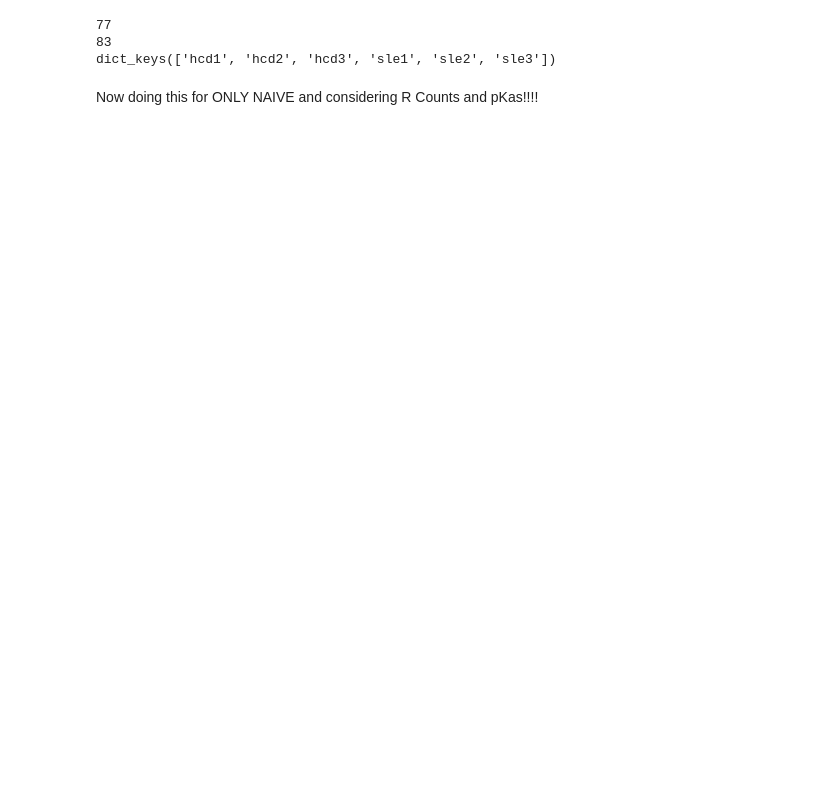
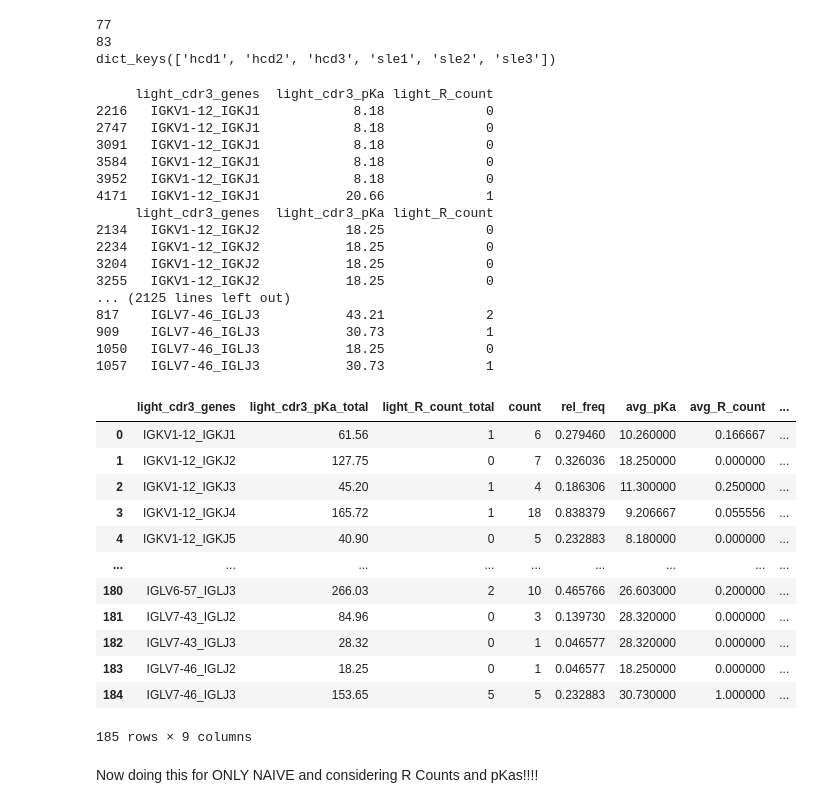
Before and after one commit to TaisiaK/BCR-Analysis, a Jupyter notebook: data_analysis.ipynb, the cells around one changed output. Drawn from its saved outputs; the diff is of its cells as text; code cells hidden in the pictures; blank space fills up the shorter version.

```diff
--- a/data_analysis.ipynb
+++ b/data_analysis.ipynb
@@ -183,5 +185,39 @@ print(dfs.keys())
 77
 83
 dict_keys(['hcd1', 'hcd2', 'hcd3', 'sle1', 'sle2', 'sle3'])
+# %%
+output_df = analysis.rel_charge_df(dfs['hcd1'], ['v_gene', 'd_gene', 'j_gene', 'cdr3_pKa', 'R_count'], ['IGL', 'IGK'])
+output_df
+# %% [output]
+     light_cdr3_genes  light_cdr3_pKa light_R_count
+2216   IGKV1-12_IGKJ1            8.18             0
+2747   IGKV1-12_IGKJ1            8.18             0
+3091   IGKV1-12_IGKJ1            8.18             0
+3584   IGKV1-12_IGKJ1            8.18             0
+3952   IGKV1-12_IGKJ1            8.18             0
+4171   IGKV1-12_IGKJ1           20.66             1
+     light_cdr3_genes  light_cdr3_pKa light_R_count
+2134   IGKV1-12_IGKJ2           18.25             0
+2234   IGKV1-12_IGKJ2           18.25             0
+3204   IGKV1-12_IGKJ2           18.25             0
+3255   IGKV1-12_IGKJ2           18.25             0
+... (2125 lines left out)
+817    IGLV7-46_IGLJ3           43.21             2
+909    IGLV7-46_IGLJ3           30.73             1
+1050   IGLV7-46_IGLJ3           18.25             0
+1057   IGLV7-46_IGLJ3           30.73             1
+|  | light_cdr3_genes | light_cdr3_pKa_total | light_R_count_total | count | rel_freq | avg_pKa | avg_R_count | ... |
+| 0 | IGKV1-12_IGKJ1 | 61.56 | 1 | 6 | 0.279460 | 10.260000 | 0.166667 | ... |
+| 1 | IGKV1-12_IGKJ2 | 127.75 | 0 | 7 | 0.326036 | 18.250000 | 0.000000 | ... |
+| 2 | IGKV1-12_IGKJ3 | 45.20 | 1 | 4 | 0.186306 | 11.300000 | 0.250000 | ... |
+| 3 | IGKV1-12_IGKJ4 | 165.72 | 1 | 18 | 0.838379 | 9.206667 | 0.055556 | ... |
+| 4 | IGKV1-12_IGKJ5 | 40.90 | 0 | 5 | 0.232883 | 8.180000 | 0.000000 | ... |
+| ... | ... | ... | ... | ... | ... | ... | ... | ... |
+| 180 | IGLV6-57_IGLJ3 | 266.03 | 2 | 10 | 0.465766 | 26.603000 | 0.200000 | ... |
+| 181 | IGLV7-43_IGLJ2 | 84.96 | 0 | 3 | 0.139730 | 28.320000 | 0.000000 | ... |
+| 182 | IGLV7-43_IGLJ3 | 28.32 | 0 | 1 | 0.046577 | 28.320000 | 0.000000 | ... |
+| 183 | IGLV7-46_IGLJ2 | 18.25 | 0 | 1 | 0.046577 | 18.250000 | 0.000000 | ... |
+| 184 | IGLV7-46_IGLJ3 | 153.65 | 5 | 5 | 0.232883 | 30.730000 | 1.000000 | ... |
+185 rows × 9 columns
 # %% [markdown]
 Now doing this for ONLY NAIVE and considering R Counts and pKas!!!!
```
Also changed, not shown: parts of 9 cells of this notebook, 2 other files.
